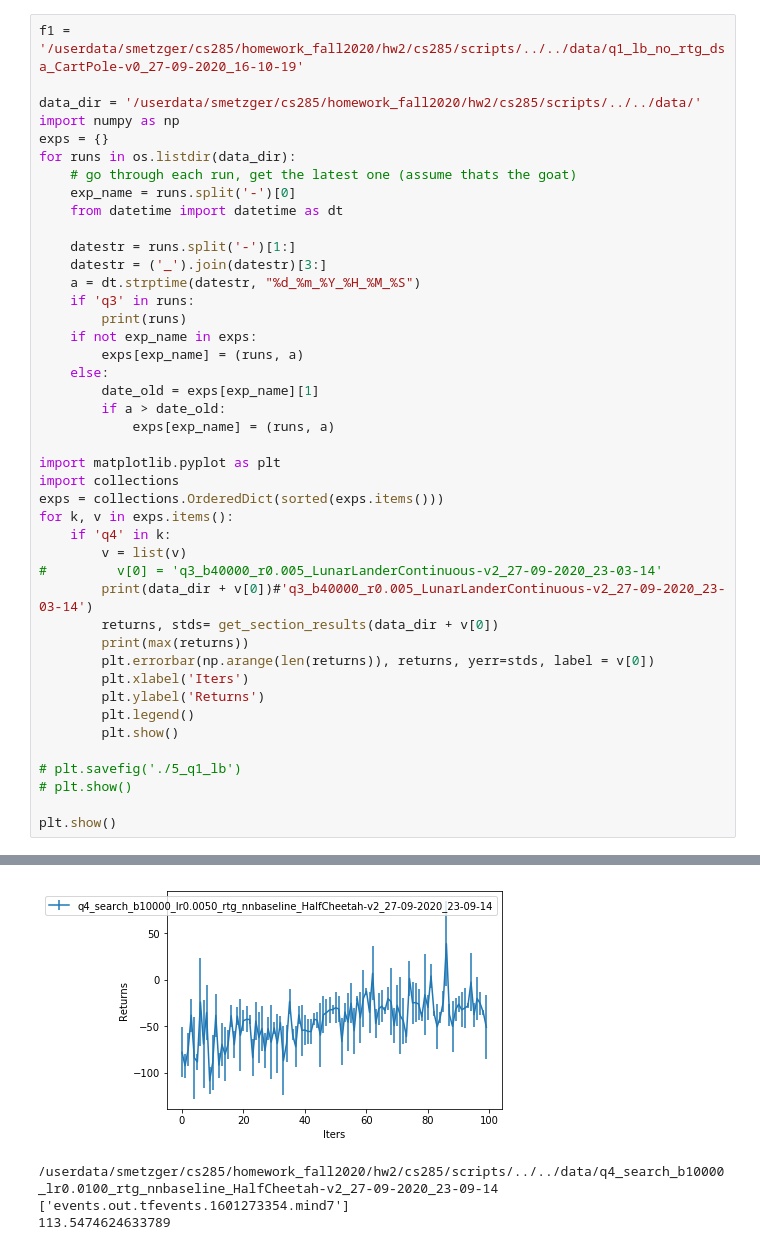
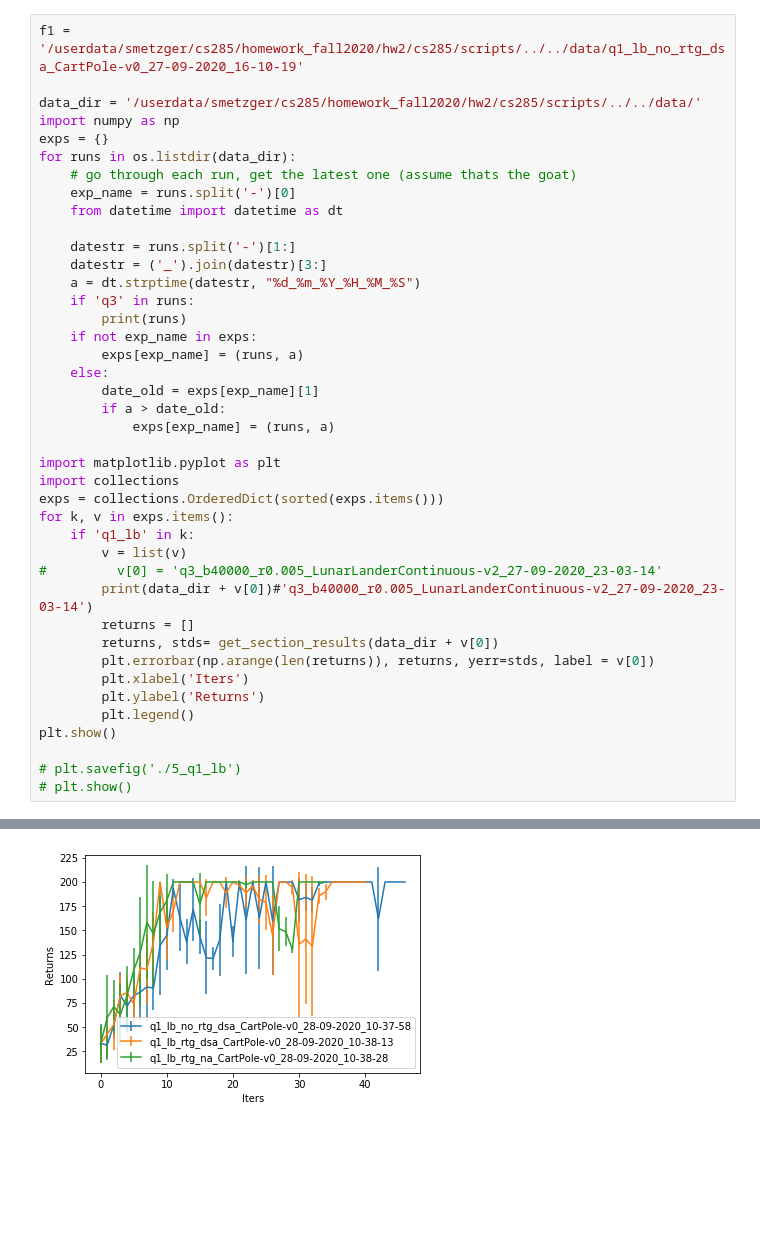
Before and after one commit to sean-metzger/homework_fall2020, a Jupyter notebook: hw2/make_graphs.ipynb, the cells around one changed output, grey strips where cells are left out. Drawn from its saved outputs; the diff is of its cells as text; blank space fills up the shorter version.

Commit message:
finally figured out why the values are the same

```diff
--- a/hw2/make_graphs.ipynb
+++ b/hw2/make_graphs.ipynb
@@ -48,22 +48,20 @@ import matplotlib.pyplot as plt
 import collections
 exps = collections.OrderedDict(sorted(exps.items()))
 for k, v in exps.items():
-    if 'q4' in k:
+    if 'q1_lb' in k:
         v = list(v)
 #         v[0] = 'q3_b40000_r0.005_LunarLanderContinuous-v2_27-09-2020_23-03-14'
         print(data_dir + v[0])#'q3_b40000_r0.005_LunarLanderContinuous-v2_27-09-2020_23-03-14')
+        returns = []
         returns, stds= get_section_results(data_dir + v[0])
-        print(max(returns))
         plt.errorbar(np.arange(len(returns)), returns, yerr=stds, label = v[0])
         plt.xlabel('Iters')
         plt.ylabel('Returns')
         plt.legend()
-        plt.show()
+plt.show()
 
 # plt.savefig('./5_q1_lb')
 # plt.show()
-
-plt.show()
 # %% [output]
 q3_b40000_r0.005_LunarLanderContinuous-v2_27-09-2020_23-06-06
 q3_b40000_r0.005_LunarLanderContinuous-v2_27-09-2020_22-47-49
@@ -77,4 +78 @@ q3_b40000_r0.005_LunarLanderContinuous-v2_27-09-2020_22-55-34
-[figure, old version]
+[figure, new version]
-/userdata/smetzger/cs285/homework_fall2020/hw2/cs285/scripts/../../data/q4_search_b10000_lr0.0100_rtg_nnbaseline_HalfCheetah-v2_27-09-2020_23-09-14
-['events.out.tfevents.1601273354.mind7']
-113.5474624633789
```
Also changed, not shown: parts of 2 cells of this notebook, 7 other files.
